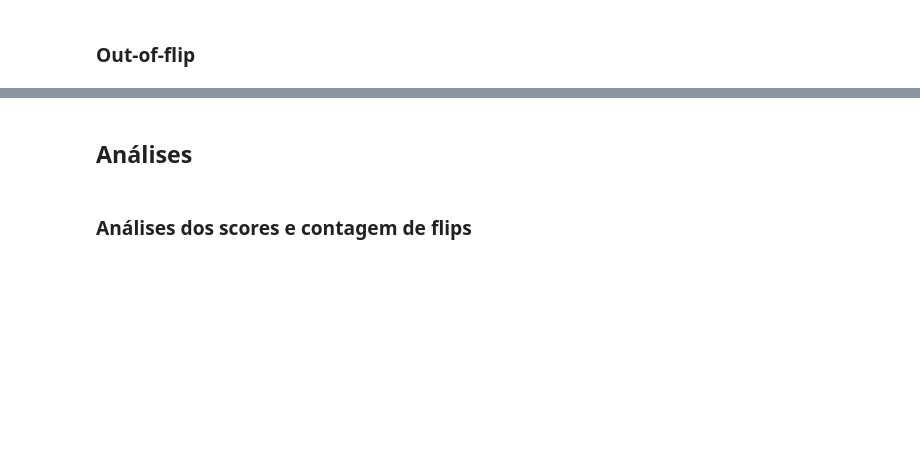
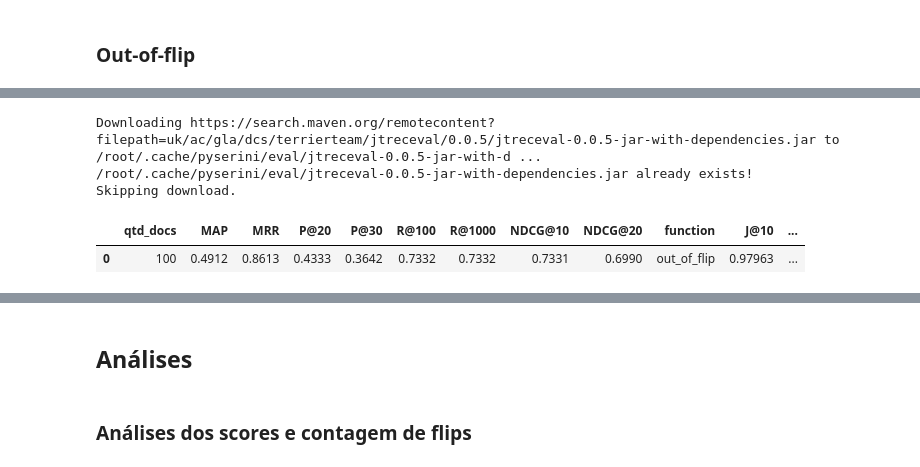
Before and after one commit to leobavila/ia376e_projeto_final, a Jupyter notebook: codes/Pairwise_Scores_to_TREC_Refactored_flips.ipynb, the cells around one changed output, grey strips where cells are left out. Cells and saved outputs as stored; diff of their text form; code cells hidden in the pictures; blank space fills up the shorter version.

```diff
--- a/codes/Pairwise_Scores_to_TREC_Refactored_flips.ipynb
+++ b/codes/Pairwise_Scores_to_TREC_Refactored_flips.ipynb
@@ -703,0 +741,9 @@ agg.test_single_aggregate_function(300, agg_flip, 'cut', agg.open_pairwise_score
+# %%
+n = 100
+agg.test_single_aggregate_function(n, out_of_flip, 'out_of_flip', agg.open_pairwise_scores(n), **{'mono_scores': mono_pos_to_doc_id, 'n': n})
+# %% [output]
+Downloading https://search.maven.org/remotecontent?filepath=uk/ac/gla/dcs/terrierteam/jtreceval/0.0.5/jtreceval-0.0.5-jar-with-dependencies.jar to /root/.cache/pyserini/eval/jtreceval-0.0.5-jar-with-d ...
+/root/.cache/pyserini/eval/jtreceval-0.0.5-jar-with-dependencies.jar already exists!
+Skipping download.
+|  | qtd_docs | MAP | MRR | P@20 | P@30 | R@100 | R@1000 | NDCG@10 | NDCG@20 | function | J@10 | ... |
+| 0 | 100 | 0.4912 | 0.8613 | 0.4333 | 0.3642 | 0.7332 | 0.7332 | 0.7331 | 0.6990 | out_of_flip | 0.97963 | ... |
```
Also changed, not shown: parts of 15 cells of this notebook, 1 other file.
